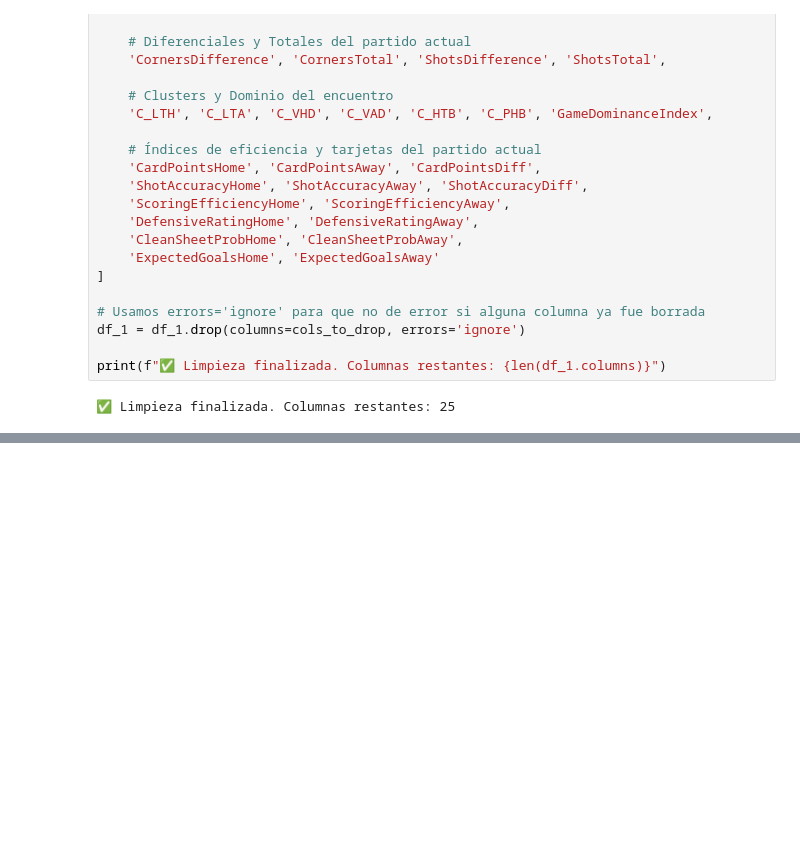
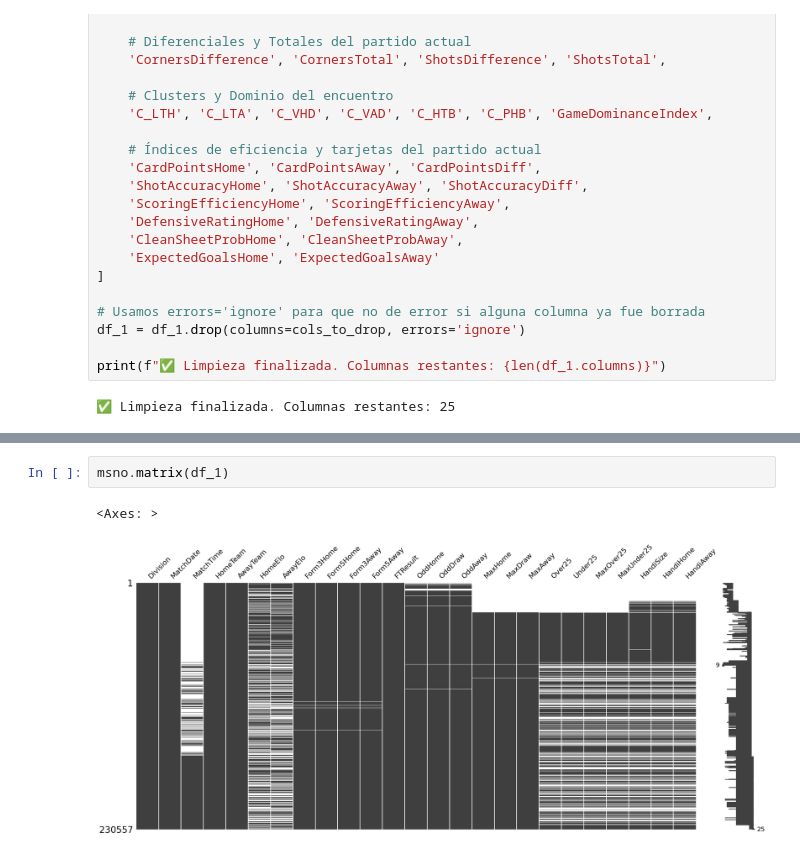
Before and after one commit to 4GeeksAcademy/Steven_Carlos_proyecto-final_, a Jupyter notebook: src/steven.ipynb, the cells around one changed output, grey strips where cells are left out. Cells and saved outputs as stored; diff of their text form; blank space fills up the shorter version.

```diff
--- a/src/steven.ipynb
+++ b/src/steven.ipynb
@@ -236,0 +280,5 @@ df_1.head()
+# %%
+msno.matrix(df_1)
+# %% [output]
+<Axes: >
+[figure, added]
```
Also changed, not shown: parts of 19 cells of this notebook.
